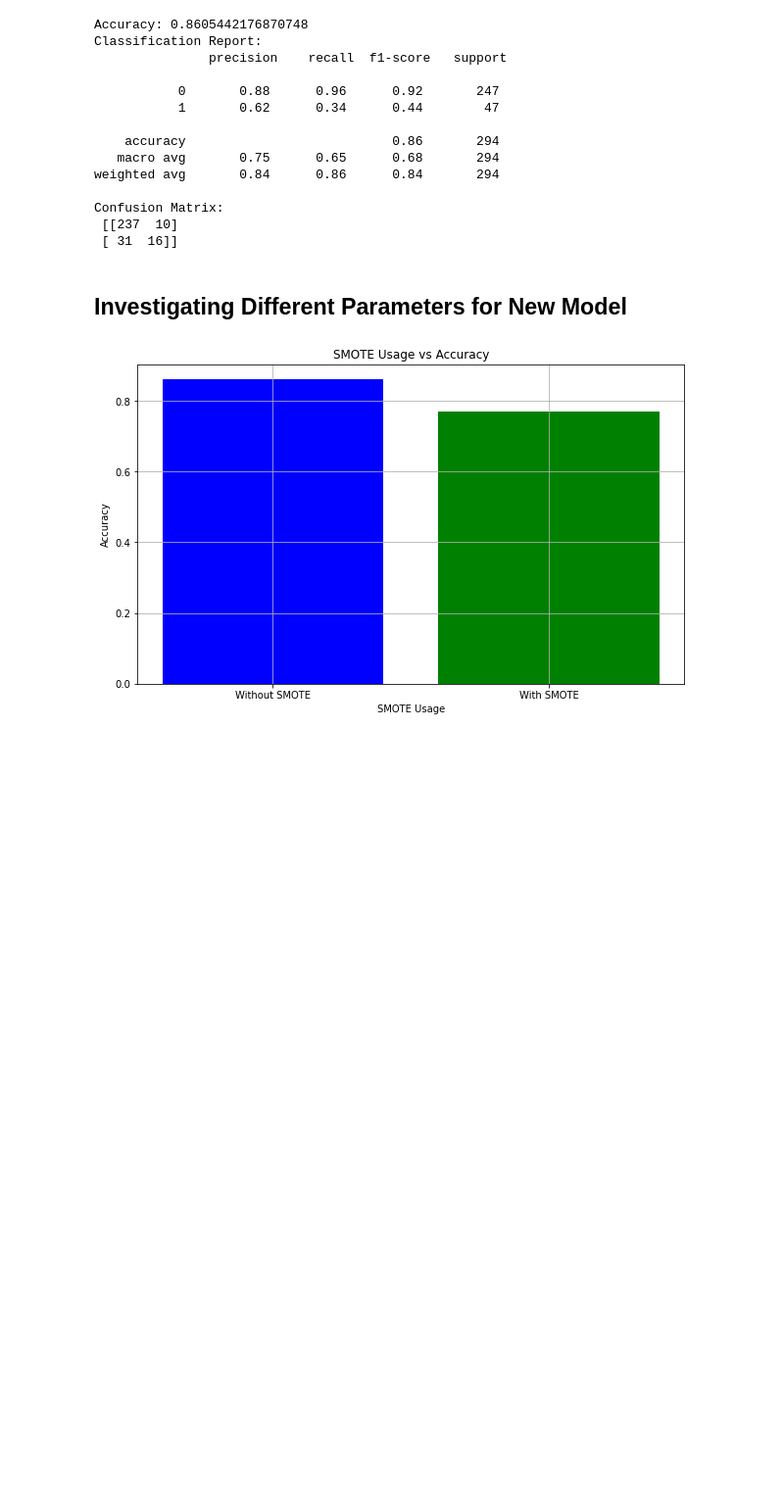
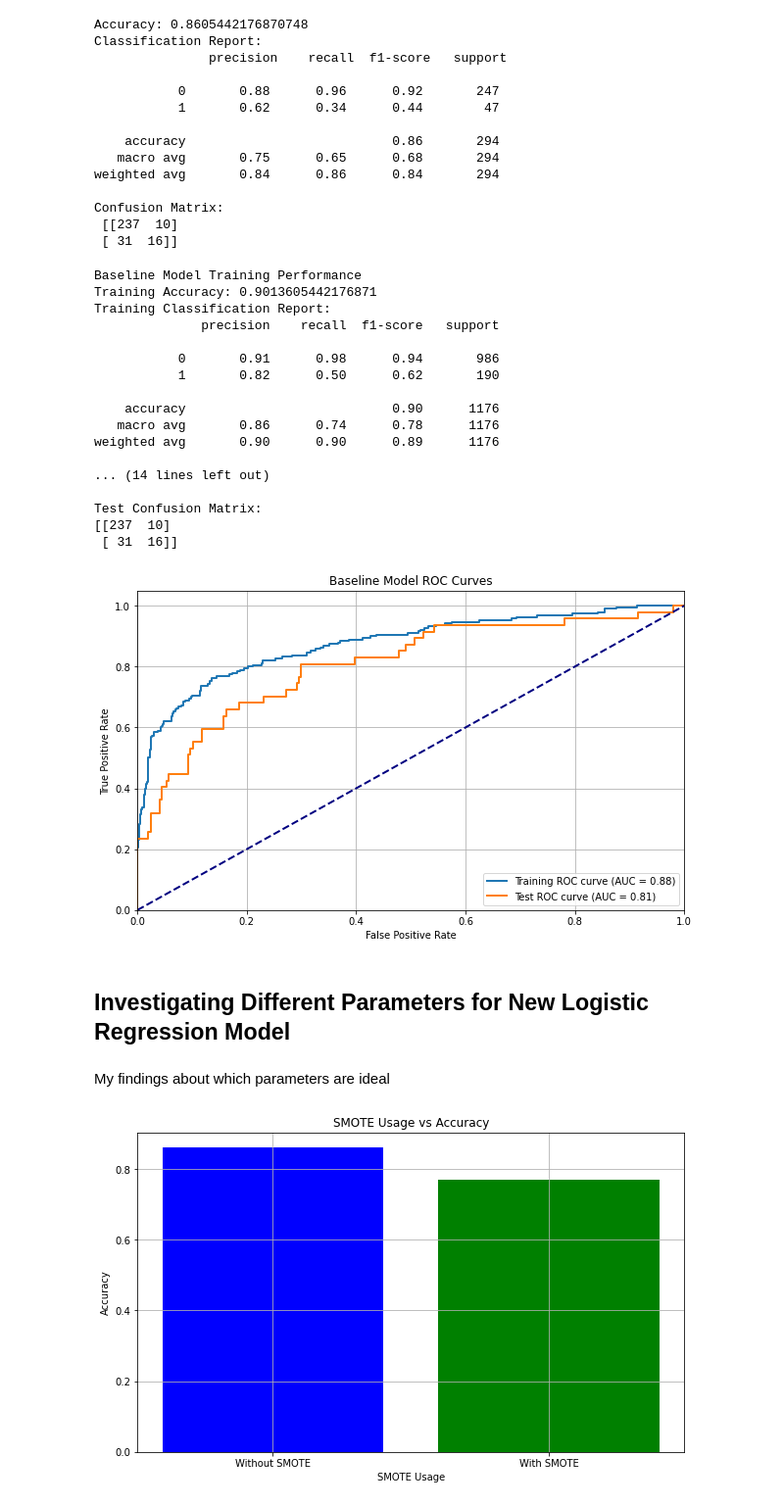
Before and after one commit to agambino720/employee_attrition_prediction_model, a Jupyter notebook: employee_attrition_project.ipynb, the cells around one changed output. Shown at 98% size. Drawn from its saved outputs; the diff is of its cells as text; code cells hidden in the pictures; blank space fills up the shorter version.

Commit message:
Finished Model building

```diff
--- a/employee_attrition_project.ipynb
+++ b/employee_attrition_project.ipynb
@@ -226,8 +211,69 @@ weighted avg       0.84      0.86      0.84       294
 Confusion Matrix:
  [[237  10]
  [ 31  16]]
+# %%
+#Comparing the model's performance on the training vs validation data
+y_train_pred_baseline = baseline_model.predict(X_train_scaled)
+accuracy_train_baseline = accuracy_score(y_train, y_train_pred_baseline)
+report_train_baseline = classification_report(y_train, y_train_pred_baseline)
+confusion_train_baseline = confusion_matrix(y_train, y_train_pred_baseline)
+y_train_score_baseline = baseline_model.decision_function(X_train_scaled)
+fpr_train_baseline, tpr_train_baseline, thresholds_train_baseline = roc_curve(y_train, y_train_score_baseline)
+roc_auc_train_baseline = auc(fpr_train_baseline, tpr_train_baseline)
+
+y_test_pred_baseline = baseline_model.predict(X_test_scaled)
+accuracy_test_baseline = accuracy_score(y_test, y_test_pred_baseline)
+report_test_baseline = classification_report(y_test, y_test_pred_baseline)
+confusion_test_baseline = confusion_matrix(y_test, y_test_pred_baseline)
+y_test_score_baseline = baseline_model.decision_function(X_test_scaled)
+fpr_test_baseline, tpr_test_baseline, thresholds_test_baseline = roc_curve(y_test, y_test_score_baseline)
+roc_auc_test_baseline = auc(fpr_test_baseline, tpr_test_baseline)
+
+print("Baseline Model Training Performance")
+print(f"Training Accuracy: {accuracy_train_baseline}")
+print(f"Training Classification Report:\n{report_train_baseline}")
+print(f"Training Confusion Matrix:\n{confusion_train_baseline}")
+
+print("Baseline Model Test Performance")
+print(f"Test Accuracy: {accuracy_test_baseline}")
+print(f"Test Classification Report:\n{report_test_baseline}")
+print(f"Test Confusion Matrix:\n{confusion_test_baseline}")
+
+plt.figure(figsize=(10, 6))
+plt.plot(fpr_train_baseline, tpr_train_baseline, lw=2, label='Training ROC curve (AUC = {:.2f})'.format(roc_auc_train_baseline))
+plt.plot(fpr_test_baseline, tpr_test_baseline, lw=2, label='Test ROC curve (AUC = {:.2f})'.format(roc_auc_test_baseline))
+plt.plot([0, 1], [0, 1], color='navy', lw=2, linestyle='--')
+plt.xlim([0.0, 1.0])
+plt.ylim([0.0, 1.05])
+plt.xlabel('False Positive Rate')
+plt.ylabel('True Positive Rate')
+plt.title('Baseline Model ROC Curves')
+plt.legend(loc='lower right')
+plt.grid(True)
+plt.show()
+# %% [output]
+Baseline Model Training Performance
+Training Accuracy: 0.9013605442176871
+Training Classification Report:
+              precision    recall  f1-score   support
+
+           0       0.91      0.98      0.94       986
+           1       0.82      0.50      0.62       190
+
+    accuracy                           0.90      1176
+   macro avg       0.86      0.74      0.78      1176
+weighted avg       0.90      0.90      0.89      1176
+
+... (14 lines left out)
+
+Test Confusion Matrix:
+[[237  10]
+ [ 31  16]]
+[figure, added]
 # %% [markdown]
-## Investigating Different Parameters for New Model
+## Investigating Different Parameters for New Logistic Regression Model
+# %% [markdown]
+My findings about which parameters are ideal
 # %%
 from sklearn.linear_model import LogisticRegression
 from sklearn.metrics import accuracy_score, classification_report, confusion_matrix, roc_curve, auc
```
Also changed, not shown: parts of 46 cells of this notebook.
